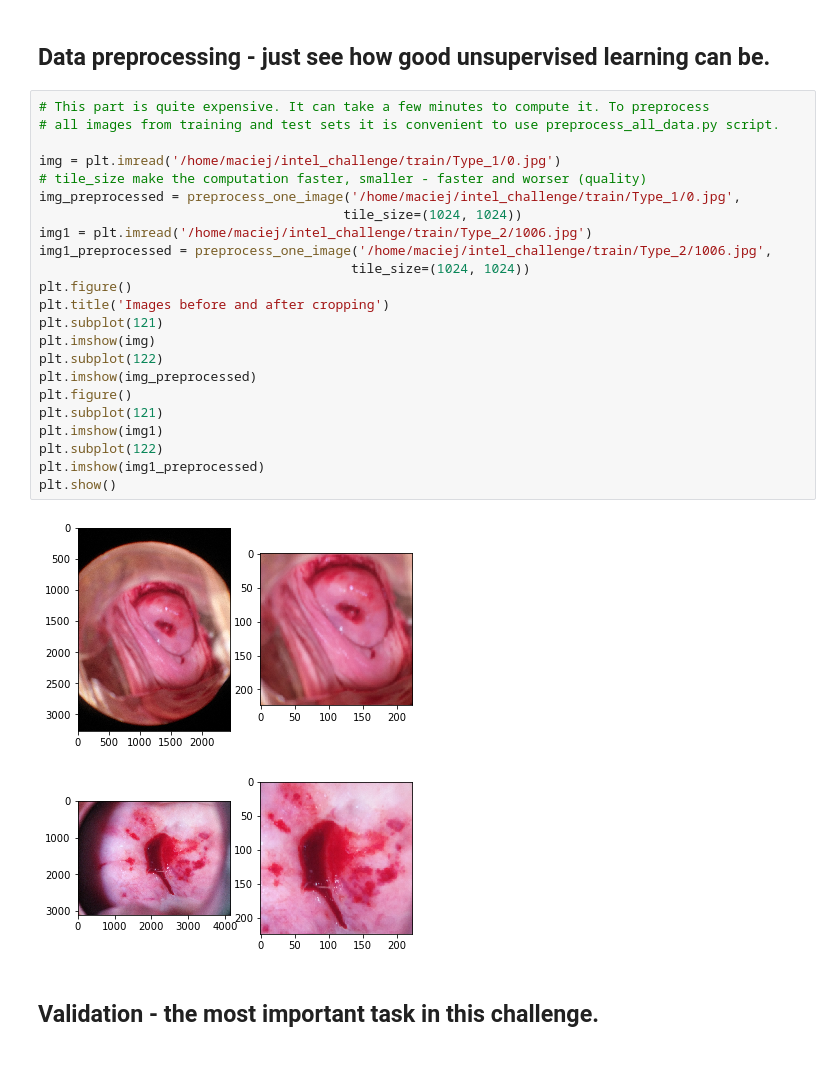
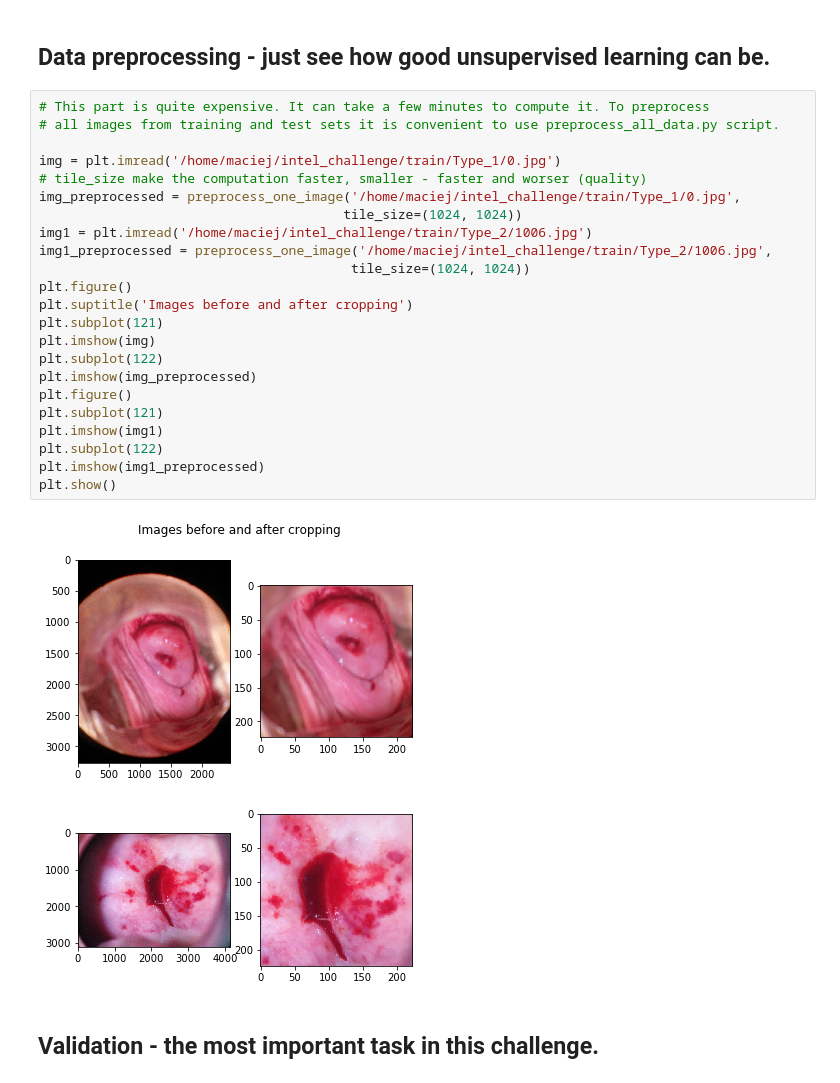
Before and after one commit to sliwy/kaggle-cervix, a Jupyter notebook: pipeline.ipynb, the cells around one changed output. Saved outputs shown, nothing was run; the diff lists cells and outputs as text.

Commit message:
suptitle added

```diff
--- a/pipeline.ipynb
+++ b/pipeline.ipynb
@@ -20,28 +20,28 @@ Using TensorFlow backend.
 # %%
 # This part is quite expensive. It can take a few minutes to compute it. To preprocess
 # all images from training and test sets it is convenient to use preprocess_all_data.py script.
 
 img = plt.imread('/home/maciej/intel_challenge/train/Type_1/0.jpg')
 # tile_size make the computation faster, smaller - faster and worser (quality)
 img_preprocessed = preprocess_one_image('/home/maciej/intel_challenge/train/Type_1/0.jpg',
                                        tile_size=(1024, 1024))
 img1 = plt.imread('/home/maciej/intel_challenge/train/Type_2/1006.jpg')
 img1_preprocessed = preprocess_one_image('/home/maciej/intel_challenge/train/Type_2/1006.jpg',
                                         tile_size=(1024, 1024))
 plt.figure()
-plt.title('Images before and after cropping')
+plt.suptitle('Images before and after cropping')
 plt.subplot(121)
 plt.imshow(img)
 plt.subplot(122)
 plt.imshow(img_preprocessed)
 plt.figure()
 plt.subplot(121)
 plt.imshow(img1)
 plt.subplot(122)
 plt.imshow(img1_preprocessed)
 plt.show()
 # %% [output]
-[figure, old version]
+[figure, new version]
 [figure]
 # %% [markdown]
 ## Validation - the most important task in this challenge.
```
